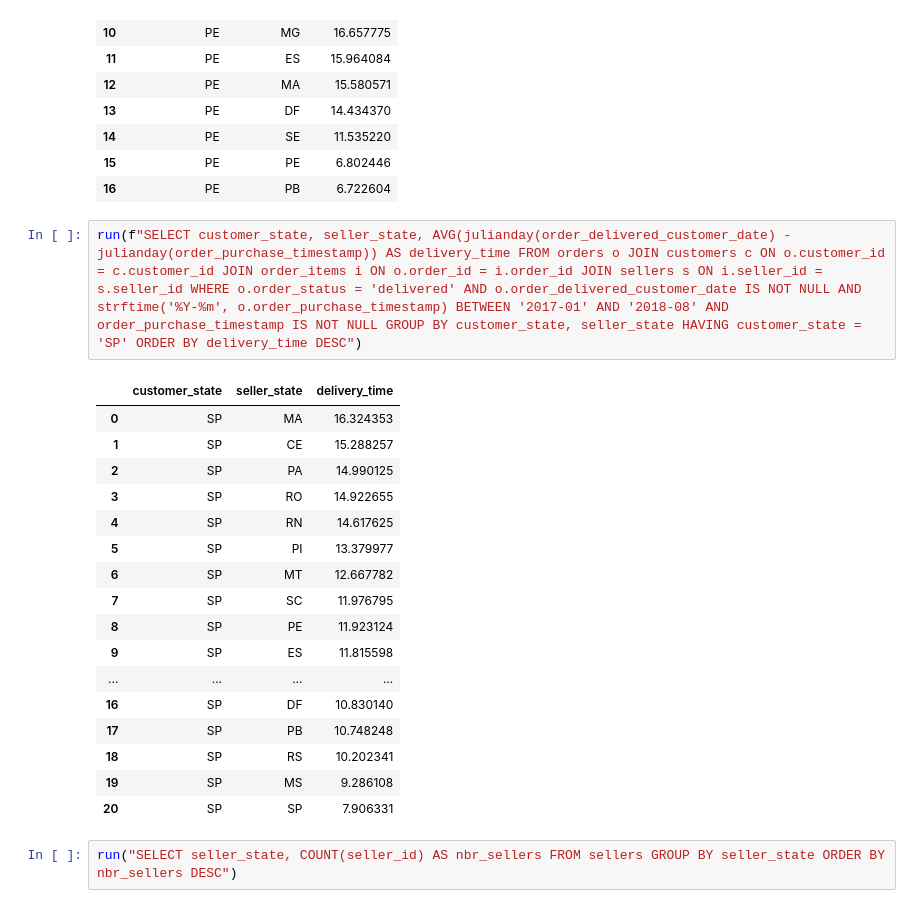
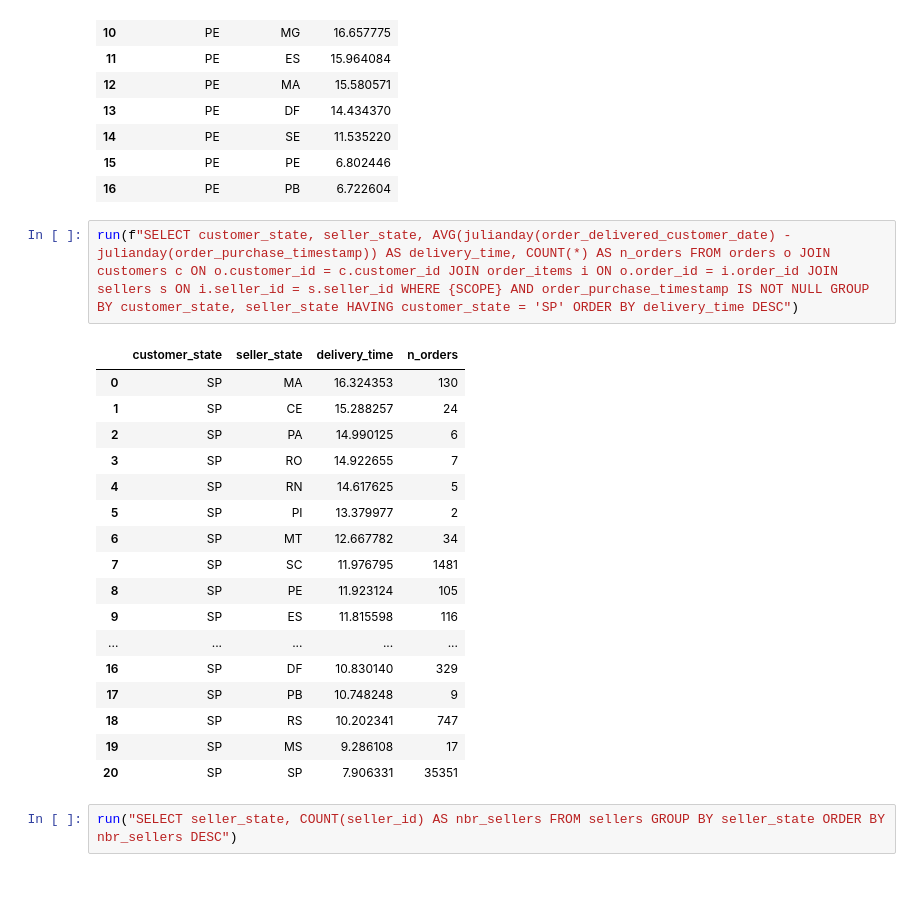
Before and after one commit to PedroAraigiH/olist-sql-analysis, a Jupyter notebook: analysis.ipynb, the cells around one changed output. Drawn from its saved outputs; the diff is of its cells as text.

```diff
--- a/analysis.ipynb
+++ b/analysis.ipynb
@@ -725,25 +762,25 @@ run(f"SELECT customer_state, seller_state, AVG(julianday(order_delivered_custome
 | 15 | PE | PE | 6.802446 |
 | 16 | PE | PB | 6.722604 |
 # %%
-run(f"SELECT customer_state, seller_state, AVG(julianday(order_delivered_customer_date) - julianday(order_purchase_timestamp)) AS delivery_time FROM orders o JOIN customers c ON o.customer_id = c.customer_id JOIN order_items i ON o.order_id = i.order_id JOIN sellers s ON i.seller_id = s.seller_id WHERE o.order_status = 'delivered' AND o.order_delivered_customer_date IS NOT NULL AND strftime('%Y-%m', o.order_purchase_timestamp) BETWEEN '2017-01' AND '2018-08' AND order_purchase_timestamp IS NOT NULL GROUP BY customer_state, seller_state HAVING customer_state = 'SP' ORDER BY delivery_time DESC")
+run(f"SELECT customer_state, seller_state, AVG(julianday(order_delivered_customer_date) - julianday(order_purchase_timestamp)) AS delivery_time, COUNT(*) AS n_orders FROM orders o JOIN customers c ON o.customer_id = c.customer_id JOIN order_items i ON o.order_id = i.order_id JOIN sellers s ON i.seller_id = s.seller_id WHERE {SCOPE} AND order_purchase_timestamp IS NOT NULL GROUP BY customer_state, seller_state HAVING customer_state = 'SP' ORDER BY delivery_time DESC")
 # %% [output]
-|  | customer_state | seller_state | delivery_time |
-| 0 | SP | MA | 16.324353 |
-| 1 | SP | CE | 15.288257 |
-| 2 | SP | PA | 14.990125 |
-| 3 | SP | RO | 14.922655 |
-| 4 | SP | RN | 14.617625 |
-| 5 | SP | PI | 13.379977 |
-| 6 | SP | MT | 12.667782 |
-| 7 | SP | SC | 11.976795 |
-| 8 | SP | PE | 11.923124 |
-| 9 | SP | ES | 11.815598 |
-| ... | ... | ... | ... |
-| 16 | SP | DF | 10.830140 |
-| 17 | SP | PB | 10.748248 |
-| 18 | SP | RS | 10.202341 |
-| 19 | SP | MS | 9.286108 |
-| 20 | SP | SP | 7.906331 |
+|  | customer_state | seller_state | delivery_time | n_orders |
+| 0 | SP | MA | 16.324353 | 130 |
+| 1 | SP | CE | 15.288257 | 24 |
+| 2 | SP | PA | 14.990125 | 6 |
+| 3 | SP | RO | 14.922655 | 7 |
+| 4 | SP | RN | 14.617625 | 5 |
+| 5 | SP | PI | 13.379977 | 2 |
+| 6 | SP | MT | 12.667782 | 34 |
+| 7 | SP | SC | 11.976795 | 1481 |
+| 8 | SP | PE | 11.923124 | 105 |
+| 9 | SP | ES | 11.815598 | 116 |
+| ... | ... | ... | ... | ... |
+| 16 | SP | DF | 10.830140 | 329 |
+| 17 | SP | PB | 10.748248 | 9 |
+| 18 | SP | RS | 10.202341 | 747 |
+| 19 | SP | MS | 9.286108 | 17 |
+| 20 | SP | SP | 7.906331 | 35351 |
 # %%
 run("SELECT seller_state, COUNT(seller_id) AS nbr_sellers FROM sellers GROUP BY seller_state ORDER BY nbr_sellers DESC")
 # %% [output]
```
Also changed, not shown: parts of 9 cells of this notebook, 5 other files.
